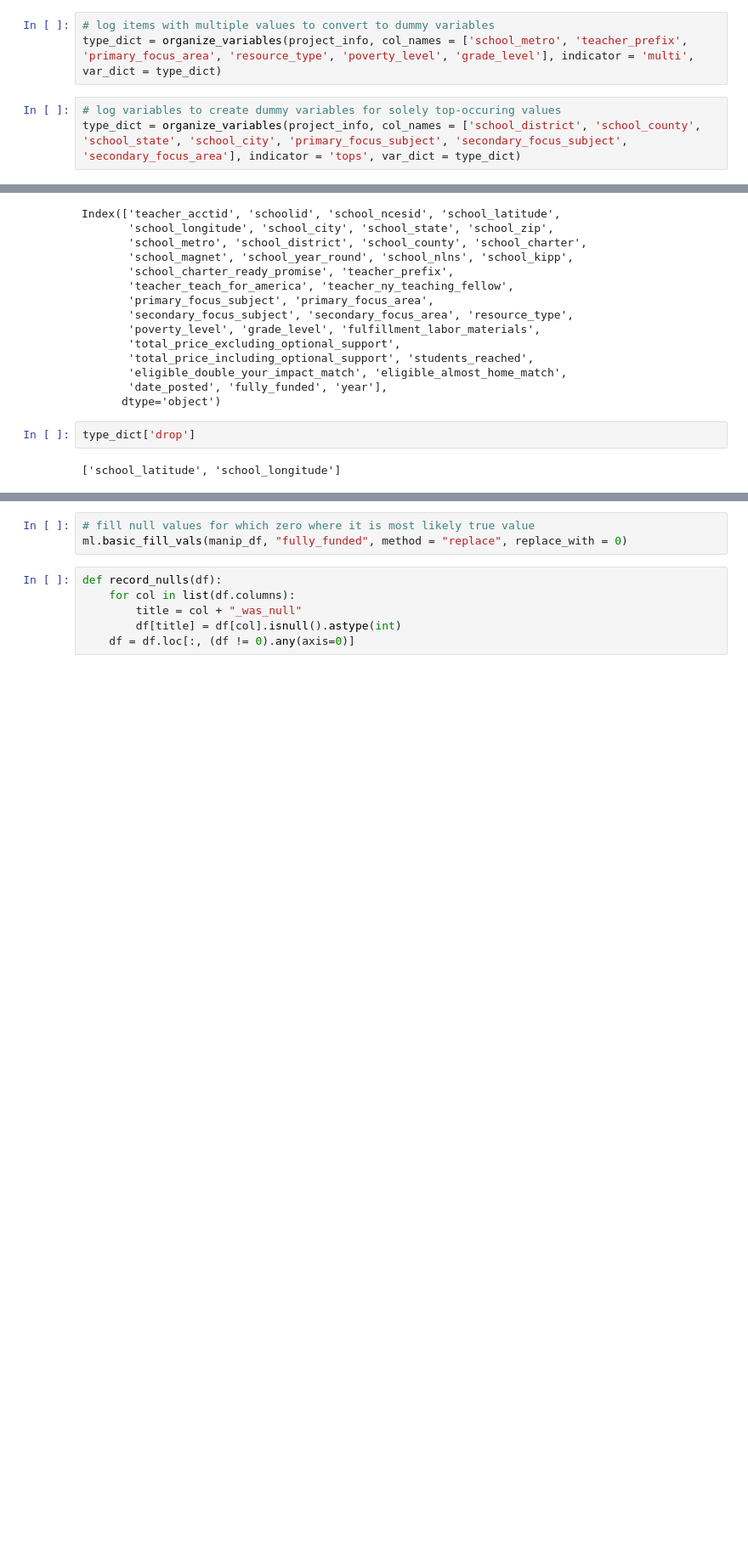
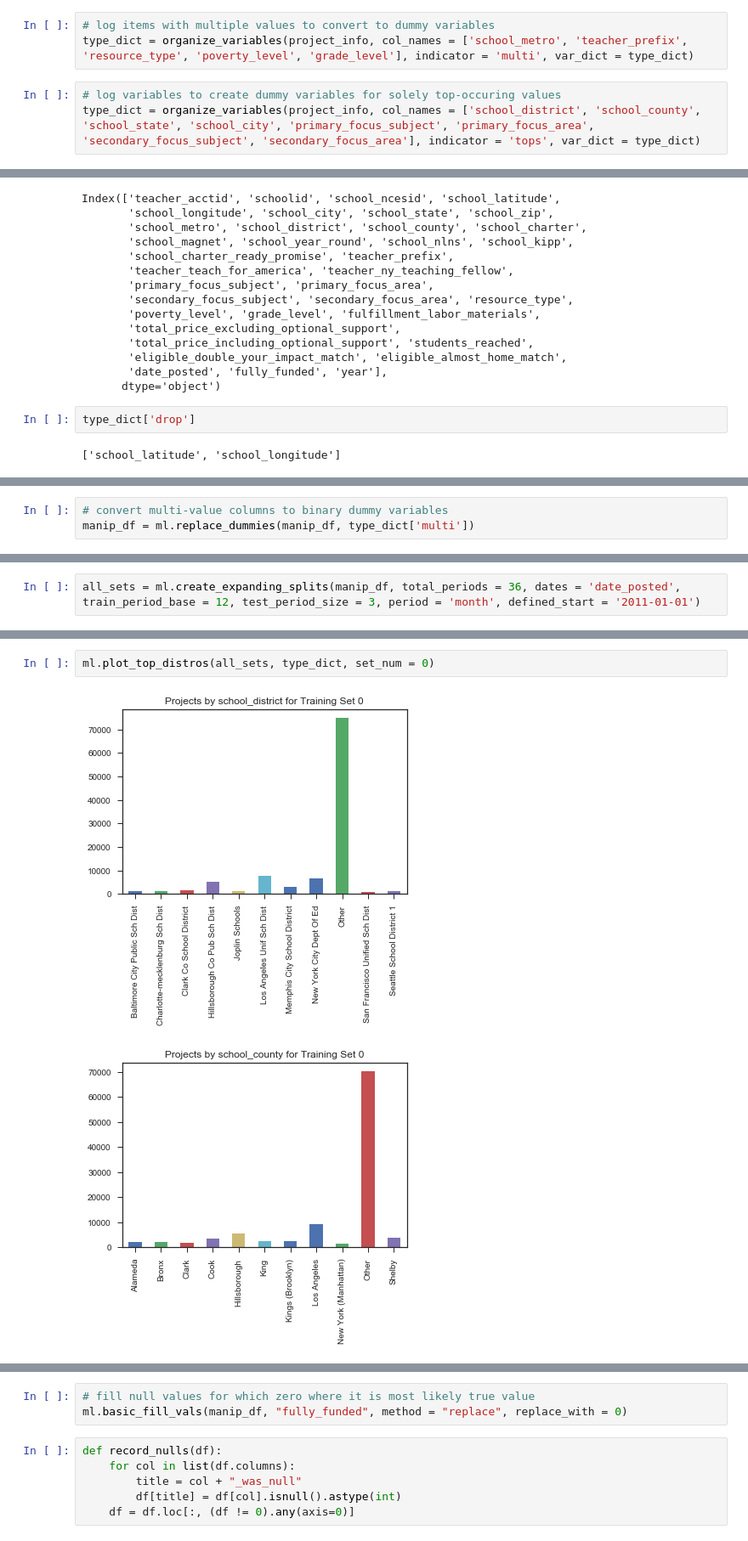
Before and after one commit to anmolchaturvedi/predicting_excitement, a Jupyter notebook: donors_choose.ipynb, the cells around one changed output, grey strips where cells are left out. Shown at 85% size. Saved outputs shown, nothing was run; the diff lists cells and outputs as text; blank space fills up the shorter version.

```diff
--- a/donors_choose.ipynb
+++ b/donors_choose.ipynb
@@ -202,10 +202,10 @@ type_dict = organize_variables(project_info, col_names = ['school_latitude', 'sc
 type_dict = organize_variables(project_info, col_names = ['school_city', 'school_state', 'school_zip'], indicator = 'geo', var_dict = type_dict)
 # %%
 # log items with multiple values to convert to dummy variables
-type_dict = organize_variables(project_info, col_names = ['school_metro', 'teacher_prefix', 'primary_focus_area', 'resource_type', 'poverty_level', 'grade_level'], indicator = 'multi', var_dict = type_dict)
+type_dict = organize_variables(project_info, col_names = ['school_metro', 'teacher_prefix', 'resource_type', 'poverty_level', 'grade_level'], indicator = 'multi', var_dict = type_dict)
 # %%
 # log variables to create dummy variables for solely top-occuring values
-type_dict = organize_variables(project_info, col_names = ['school_district', 'school_county', 'school_state', 'school_city', 'primary_focus_subject', 'secondary_focus_subject', 'secondary_focus_area'], indicator = 'tops', var_dict = type_dict)
+type_dict = organize_variables(project_info, col_names = ['school_district', 'school_county', 'school_state', 'school_city', 'primary_focus_subject', 'primary_focus_area', 'secondary_focus_subject', 'secondary_focus_area'], indicator = 'tops', var_dict = type_dict)
 # %%
 type_dict
 # %% [output]
@@ -340,0 +398,3 @@ type_dict['drop']
+# %%
+# convert multi-value columns to binary dummy variables
+manip_df = ml.replace_dummies(manip_df, type_dict['multi'])
@@ -340,0 +441,2 @@ type_dict['drop']
+# %%
+all_sets = ml.create_expanding_splits(manip_df, total_periods = 36, dates = 'date_posted', train_period_base = 12, test_period_size = 3, period = 'month', defined_start = '2011-01-01')
@@ -380,0 +549,5 @@ Index(['teacher_acctid', 'schoolid', 'school_ncesid', 'school_latitude',
+# %%
+ml.plot_top_distros(all_sets, type_dict, set_num = 0)
+# %% [output]
+[figure, added]
+[figure, added]
```
Also changed, not shown: parts of 52 cells of this notebook, 1 other file.
